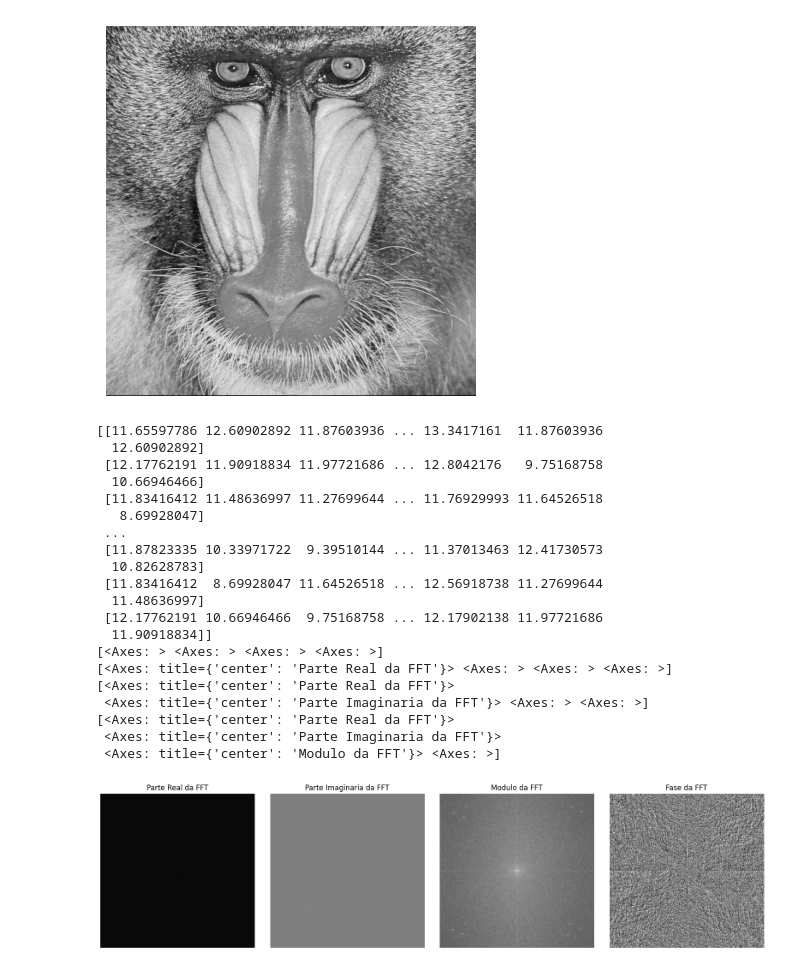
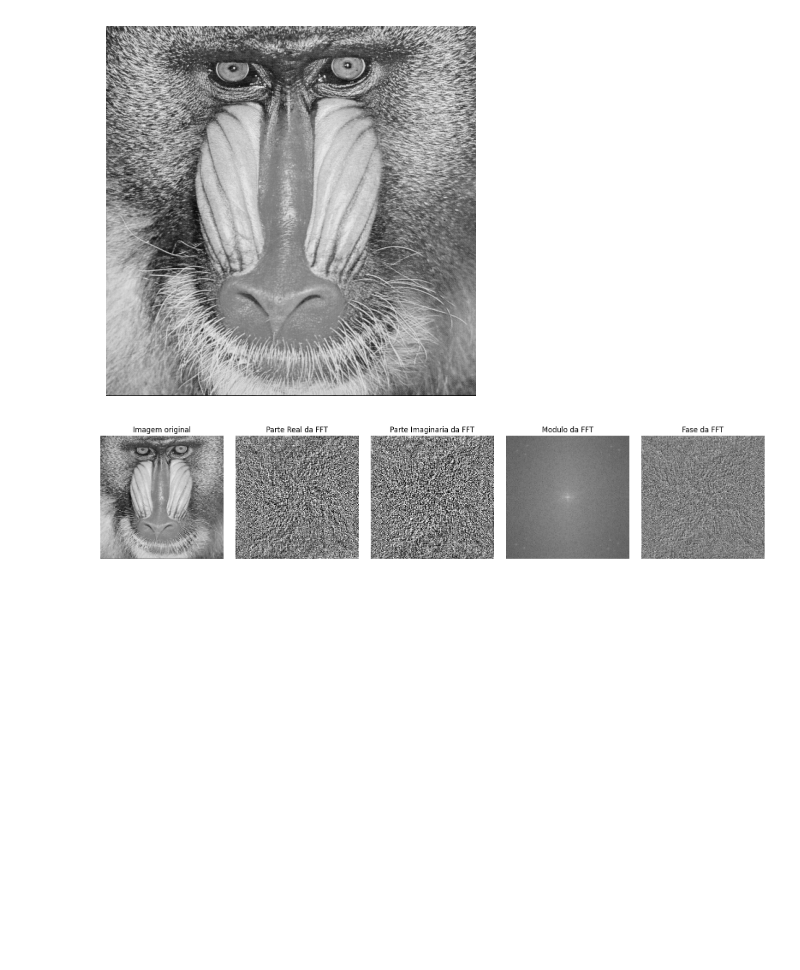
Before and after one commit to salocinrevenge/Grafica, a Jupyter notebook: mc920/trabalho2/frequencias.ipynb, the cells around one changed output. Cells and saved outputs as stored; diff of their text form; code cells hidden in the pictures; blank space fills up the shorter version.

```diff
--- a/mc920/trabalho2/frequencias.ipynb
+++ b/mc920/trabalho2/frequencias.ipynb
@@ -61,33 +60,11 @@ mostrar(img, cmaps='gray')
 # %%
 import numpy as np
 # obtem a fft da imagem:
-img_fft = np.fft.fftshift(np.fft.fft2(img))
+img_fft_not_shiff = np.fft.fft2(img)
+img_fft = np.fft.fftshift(img_fft_not_shiff)
 img_fft_modulo =np.abs(img_fft)
-#
-# img_fft_modulo = np.clip((img_fft_modulo)/np.mean(img_fft_modulo)*(255/2), 0, 255).astype(np.uint8)
-img_fft_modulo = np.log(img_fft_modulo+1)
-print(img_fft_modulo)
+
 # exibe a parte real, a parte imaginaria, o modulo e a fase da fft da imagem
-mostrar([np.real(img_fft), np.imag(img_fft), img_fft_modulo, np.angle(img_fft)], ["Parte Real da FFT", "Parte Imaginaria da FFT", "Modulo da FFT", "Fase da FFT"], ["gray"]*4)
+mostrar([img,np.clip(np.real(img_fft_not_shiff),0,255), np.clip(np.imag(img_fft_not_shiff),0,255), np.log1p(np.abs(img_fft)), np.angle(img_fft_not_shiff)], ["Imagem original","Parte Real da FFT", "Parte Imaginaria da FFT", "Modulo da FFT", "Fase da FFT"], ["gray"]*5)
 # %% [output]
-[[11.65597786 12.60902892 11.87603936 ... 13.3417161  11.87603936
-  12.60902892]
- [12.17762191 11.90918834 11.97721686 ... 12.8042176   9.75168758
-  10.66946466]
- [11.83416412 11.48636997 11.27699644 ... 11.76929993 11.64526518
-   8.69928047]
- ...
- [11.87823335 10.33971722  9.39510144 ... 11.37013463 12.41730573
-  10.82628783]
- [11.83416412  8.69928047 11.64526518 ... 12.56918738 11.27699644
-  11.48636997]
- [12.17762191 10.66946466  9.75168758 ... 12.17902138 11.97721686
-  11.90918834]]
-[<Axes: > <Axes: > <Axes: > <Axes: >]
-[<Axes: title={'center': 'Parte Real da FFT'}> <Axes: > <Axes: > <Axes: >]
-[<Axes: title={'center': 'Parte Real da FFT'}>
- <Axes: title={'center': 'Parte Imaginaria da FFT'}> <Axes: > <Axes: >]
-[<Axes: title={'center': 'Parte Real da FFT'}>
- <Axes: title={'center': 'Parte Imaginaria da FFT'}>
- <Axes: title={'center': 'Modulo da FFT'}> <Axes: >]
-[figure, old version]
+[figure, new version]
```
Also changed, not shown: parts of 1 cell of this notebook.
